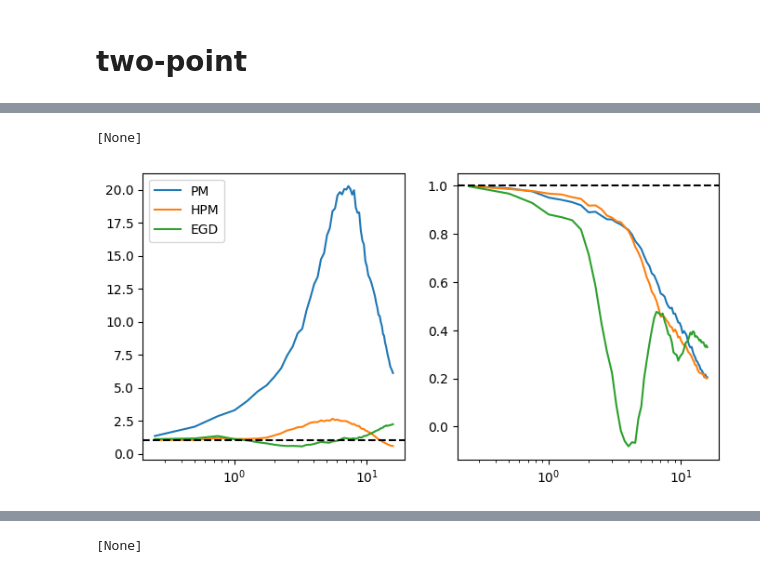
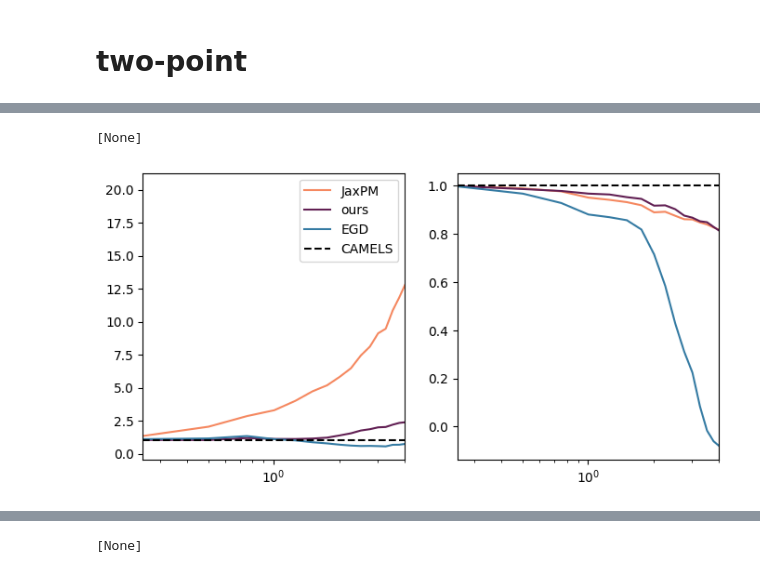
Before and after one commit to Arne-Thomsen/JaxPM, a Jupyter notebook: dev/hpm/plotting/hpm_outputs.ipynb, the cells around one changed output, grey strips where cells are left out. Saved outputs shown, nothing was run; the diff lists cells and outputs as text; code cells hidden in the pictures.

```diff
--- a/dev/hpm/plotting/hpm_outputs.ipynb
+++ b/dev/hpm/plotting/hpm_outputs.ipynb
@@ -225,7 +225,13 @@ egd_params = [
     np.array(1.0366087, dtype=np.float32),
 ]
 
-egd_rho_dm, egd_rho_gas, egd_rho_tot = egd.apply_egd_correction(
+# egd_params = [
+#     np.array(0.00071771, dtype=np.float32),
+#     np.array(0.47892365, dtype=np.float32),
+#     np.array(1.863599, dtype=np.float32),
+# ]
+
+egd_gas_pos, egd_dm_pos, egd_rho_dm, egd_rho_gas, egd_rho_tot = egd.apply_egd_correction(
     egd_params, dmo_vali_dict["dm_poss"][i1], cosmo, mesh_shape
 )
 # %% [output]
@@ -342,36 +709,29 @@ x_spectrum = lambda delta_1, delta_2: cross_correlation_coefficients(
 # %%
-ref_delta_gas = ref_rho_gas / ref_rho_gas.mean() - 1
-pm_delta_gas = pm_rho_gas / pm_rho_gas.mean() - 1
-hpm_delta_gas = hpm_rho_gas / hpm_rho_gas.mean() - 1
-egd_delta_gas = egd_rho_gas / egd_rho_gas.mean() - 1
+# colors = sns.color_palette(["#984464", "#e6a176", "#00678a"])
 
-k, ref_pk_gas = p_spectrum(ref_delta_gas)
-_, pm_pk_gas = p_spectrum(pm_delta_gas)
-_, hpm_pk_gas = p_spectrum(hpm_delta_gas)
-_, egd_pk_gas = p_spectrum(egd_delta_gas)
+pm_color = sns.color_palette("rocket", 3)[-1]
+hpm_color = sns.color_palette("rocket", 3)[0]
+egd_color = sns.color_palette("mako", 1)[0]
+colors = [pm_color, hpm_color, egd_color]
 
-_, ref_xpk_gas = x_spectrum(ref_delta_gas, ref_delta_gas)
-_, pm_xpk_gas = x_spectrum(pm_delta_gas, ref_delta_gas)
-_, hpm_xpk_gas = x_spectrum(hpm_delta_gas, ref_delta_gas)
-_, egd_xpk_gas = x_spectrum(egd_delta_gas, ref_delta_gas)
+fig, ax = plt.subplots(figsize=(8, 4), ncols=2, sharex=True)
 
-fig, ax = plt.subplots(figsize=(8, 4), ncols=2)
-
-ax[0].plot(k, pm_pk_gas/ref_pk_gas, label="PM")
-ax[0].plot(k, hpm_pk_gas/ref_pk_gas, label="HPM")
-ax[0].plot(k, egd_pk_gas/ref_pk_gas, label="EGD")
-ax[0].axhline(1, color="k", linestyle="--")
+ax[0].plot(k, pm_pk_gas/ref_pk_gas, label="JaxPM", color=colors[0])
+ax[0].plot(k, hpm_pk_gas/ref_pk_gas, label="ours", color=colors[1])
+ax[0].plot(k, egd_pk_gas/ref_pk_gas, label="EGD", color=colors[2])
+ax[0].axhline(1, linestyle="--", label="CAMELS", color="k")
+ax[0].set(xlim=(k.min(), 4.0))
 
 # ax[0].set(xscale="log", ylim=(0, 1.5))
 ax[0].set(xscale="log")
 ax[0].legend()
 
-ax[1].plot(k, pm_xpk_gas/np.sqrt(pm_pk_gas*ref_pk_gas), label="PM")
-ax[1].plot(k, hpm_xpk_gas/np.sqrt(hpm_pk_gas*ref_pk_gas), label="HPM")
-ax[1].plot(k, egd_xpk_gas/np.sqrt(egd_pk_gas*ref_pk_gas), label="EGD")
+ax[1].plot(k, pm_xpk_gas/np.sqrt(pm_pk_gas*ref_pk_gas), color=colors[0])
+ax[1].plot(k, hpm_xpk_gas/np.sqrt(hpm_pk_gas*ref_pk_gas), color=colors[1])
+ax[1].plot(k, egd_xpk_gas/np.sqrt(egd_pk_gas*ref_pk_gas), color=colors[2])
 ax[1].axhline(1, color="k", linestyle="--")
 
 ax[1].set(xscale="log")
 # %% [output]
 [None]
-[figure, old version]
+[figure, new version]
```
Also changed, not shown: parts of 16 cells of this notebook, 20 other files.
